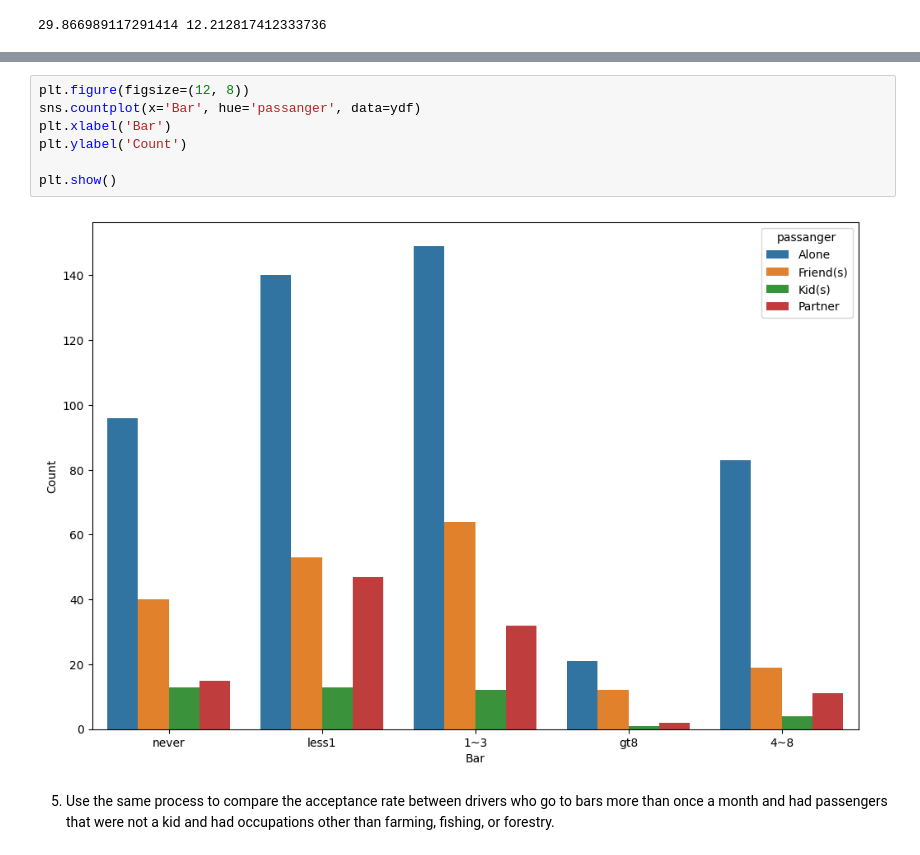
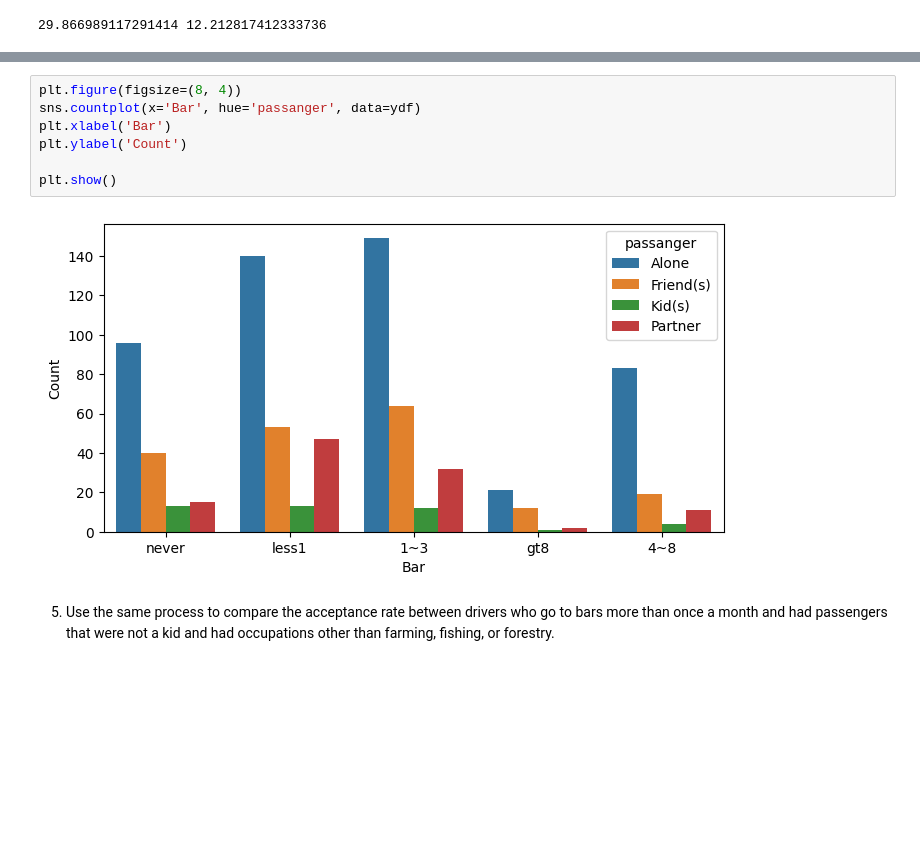
Before and after one commit to Soha1950/ds_as5, a Jupyter notebook: prompt.ipynb, the cells around one changed output, grey strips where cells are left out. Cells and saved outputs as stored; diff of their text form; blank space fills up the shorter version.

```diff
--- a/prompt.ipynb
+++ b/prompt.ipynb
@@ -309,12 +311,12 @@ plt.show()
 # %%
-plt.figure(figsize=(12, 8))
+plt.figure(figsize=(8, 4))
 sns.countplot(x='Bar', hue='passanger', data=ydf)
 plt.xlabel('Bar')
 plt.ylabel('Count')
 
 plt.show()
 # %% [output]
-[figure, old version]
+[figure, new version]
 # %% [markdown]
 
 5. Use the same process to compare the acceptance rate between drivers who go to bars more than once a month and had passengers that were not a kid and had occupations other than farming, fishing, or forestry.
```
Also changed, not shown: parts of 8 cells of this notebook, 1 other file.
